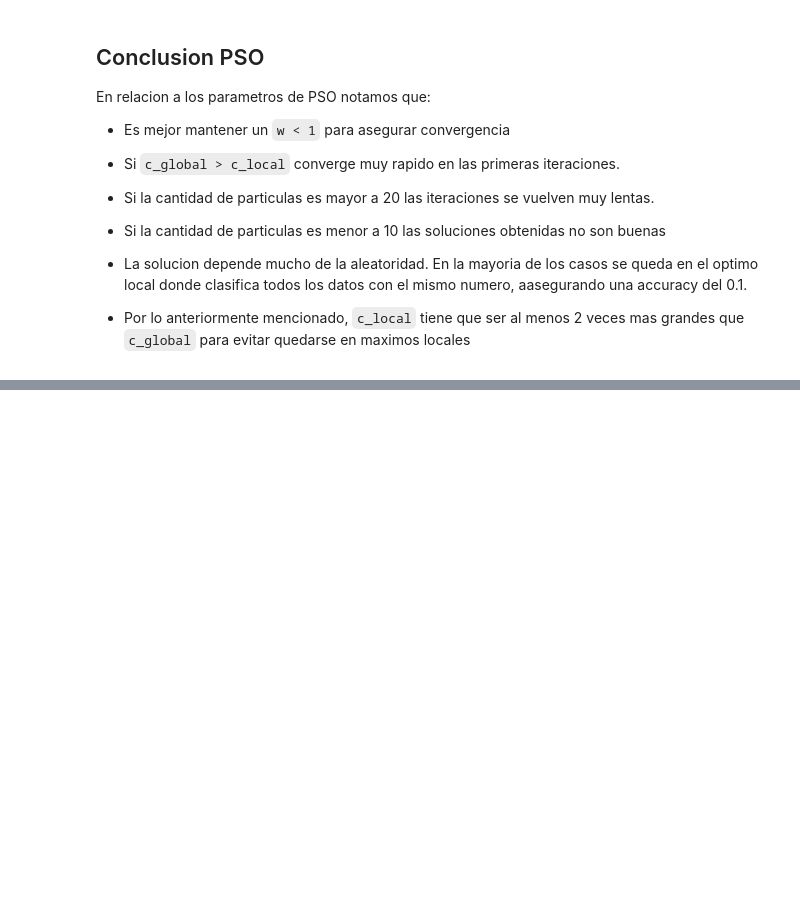
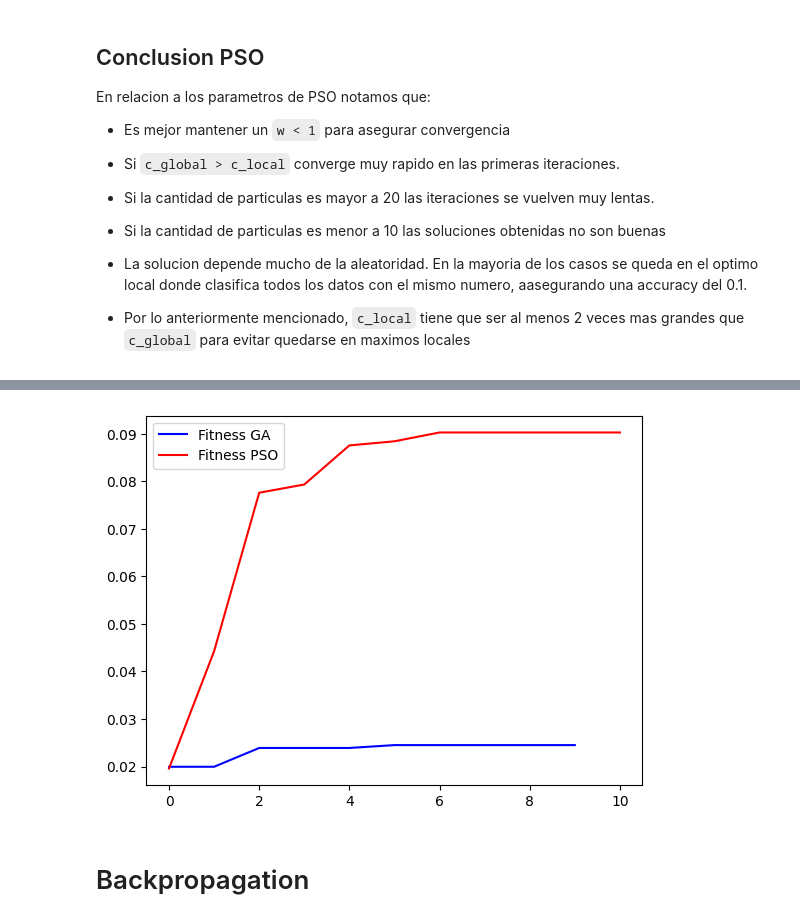
Before and after one commit to leo-hoet/minst_nn_optimizers, a Jupyter notebook: demo.ipynb, the cells around one changed output, grey strips where cells are left out. Drawn from its saved outputs; the diff is of its cells as text; code cells hidden in the pictures; blank space fills up the shorter version.

```diff
--- a/demo.ipynb
+++ b/demo.ipynb
@@ -96,8 +96,8 @@ p = PSO(
     w=0.8,
     c_local=30,
     c_global=10,
-    n_particles=15
+    n_particles=10
 )
-p.train(epochs=20)
+fitness_pso = p.train(epochs=10)
 p.print_report() # El reporte se genera con datos que no se encuetran en el dataset
 # %% [output]
@@ -149,0 +189,12 @@ clasifica todos los datos con el mismo numero, aasegurando una accuracy del 0.1.
+# %%
+import seaborn as sns
+import matplotlib.pyplot as plt
+
+sns.lineplot(x=range(len(fitness_ga)), y=fitness_ga, color='blue', label='Fitness GA')
+sns.lineplot(x=range(len(fitness_pso)), y=fitness_pso, color='red', label='Fitness PSO')
+plt.legend()
+plt.show()
+# %% [output]
+[figure, added]
+# %% [markdown]
+# Backpropagation
```
Also changed, not shown: parts of 18 cells of this notebook, 2 other files.
